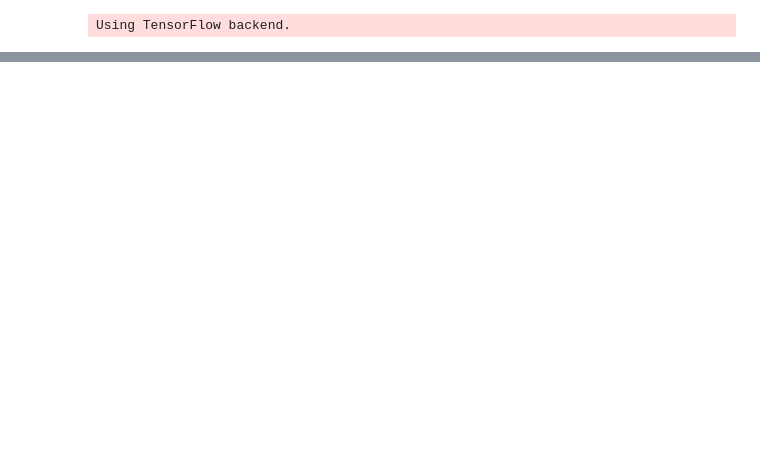
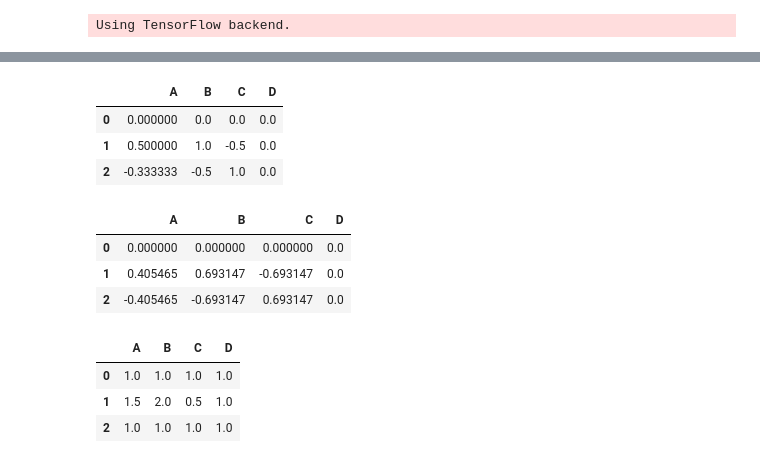
Before and after one commit to JulesHuisman/deep-learning, a Jupyter notebook: plotting.ipynb, the cells around one changed output, grey strips where cells are left out. Saved outputs shown, nothing was run; the diff lists cells and outputs as text; code cells hidden in the pictures; blank space fills up the shorter version.

```diff
--- a/plotting.ipynb
+++ b/plotting.ipynb
@@ -18,3 +27,27 @@ Using TensorFlow backend.
+# %%
+sr = simple_returns(df)
+sr
+# %% [output]
+|  | A | B | C | D |
+| 0 | 0.000000 | 0.0 | 0.0 | 0.0 |
+| 1 | 0.500000 | 1.0 | -0.5 | 0.0 |
+| 2 | -0.333333 | -0.5 | 1.0 | 0.0 |
+# %%
+lr = log_returns(df)
+lr
+# %% [output]
+|  | A | B | C | D |
+| 0 | 0.000000 | 0.000000 | 0.000000 | 0.0 |
+| 1 | 0.405465 | 0.693147 | -0.693147 | 0.0 |
+| 2 | -0.405465 | -0.693147 | 0.693147 | 0.0 |
+# %%
+cr = cum_returns(sr) + 1
+cr
+# %% [output]
+|  | A | B | C | D |
+| 0 | 1.0 | 1.0 | 1.0 | 1.0 |
+| 1 | 1.5 | 2.0 | 0.5 | 1.0 |
+| 2 | 1.0 | 1.0 | 1.0 | 1.0 |
 # %%
 def plot_stocks(episode, mode):
     positions, rewards, returns, q_values = Agent.load_logs(episode, mode)
```
Also changed, not shown: parts of 7 cells of this notebook, 7 other files.
